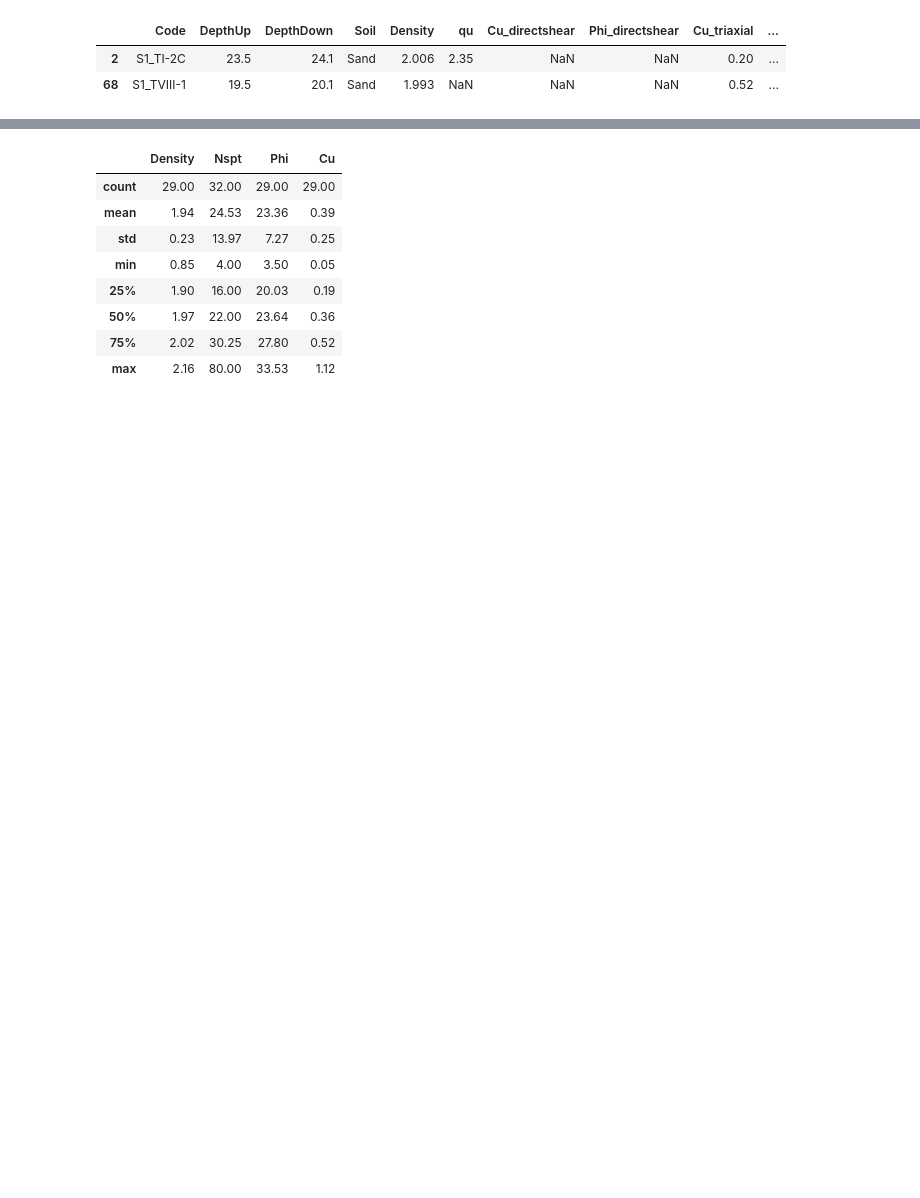
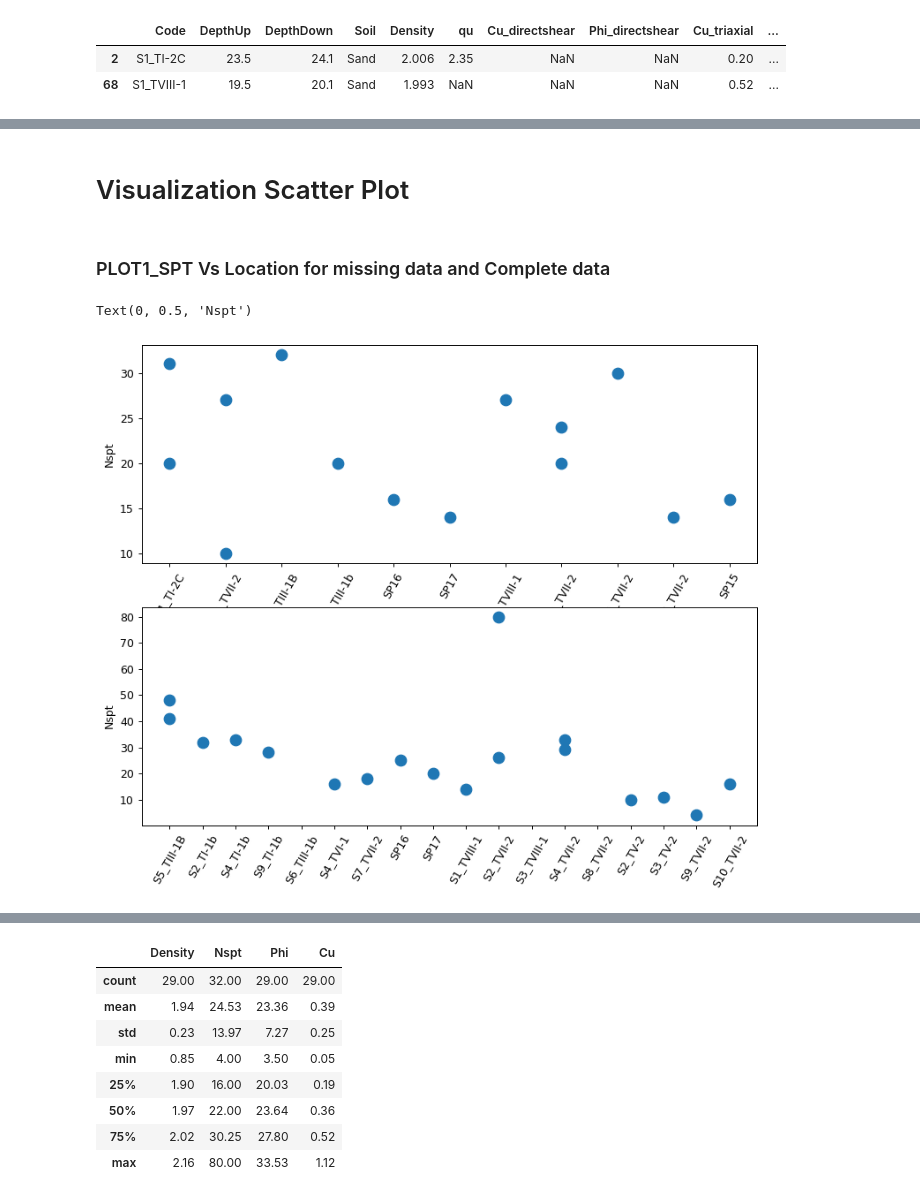
Before and after one commit to mazibazi/dataScienceGeo, a Jupyter notebook: dataPreprocesingSPT.ipynb, the cells around one changed output, grey strips where cells are left out. Drawn from its saved outputs; the diff is of its cells as text; code cells hidden in the pictures; blank space fills up the shorter version.

Commit message:
Updated_Plot and Map

```diff
--- a/dataPreprocesingSPT.ipynb
+++ b/dataPreprocesingSPT.ipynb
@@ -112,0 +38,4 @@ dfComplete
+# %%
+path = '/content/gdrive/MyDrive/Colab Notebooks/dataAnalySPT/datasetSelectedLine4SoilPro.csv'
+df = pd.read_csv(path)
+df.head()
@@ -112,0 +49,2 @@ dfComplete
+# %%
+df = df.loc[:, ~df.columns.str.contains('^Unnamed')]
@@ -112,0 +180,3 @@ dfComplete
+# %%
+dfMiss = df1[df1["Nspt"].isnull() | df1["Cu"].isnull()]
+dfMiss.head(2)
@@ -126,0 +213,17 @@ plt.xticks(rotation=60)
+# %% [markdown]
+# Visualization Scatter Plot
+# %% [markdown]
+### PLOT1_SPT Vs Location for missing data and Complete data
+# %%
+fig, ax = plt.subplots(2, figsize=(10, 8),dpi= 90)
+#ax[0].figure(figsize=(8,7), dpi = 100)
+ax[0].scatter(dfComplete["Code"],dfComplete["Nspt"], s = 100)
+ax[0].tick_params(axis='x', rotation=60)
+ax[0].set_ylabel("Nspt")
+
+ax[1].scatter(dfMiss["Code"],dfMiss["Nspt"], s = 100)
+ax[1].tick_params(axis='x', rotation=60)
+ax[1].set_ylabel("Nspt")
+# %% [output]
+Text(0, 0.5, 'Nspt')
+[figure, added]
```
Also changed, not shown: parts of 133 cells of this notebook.
